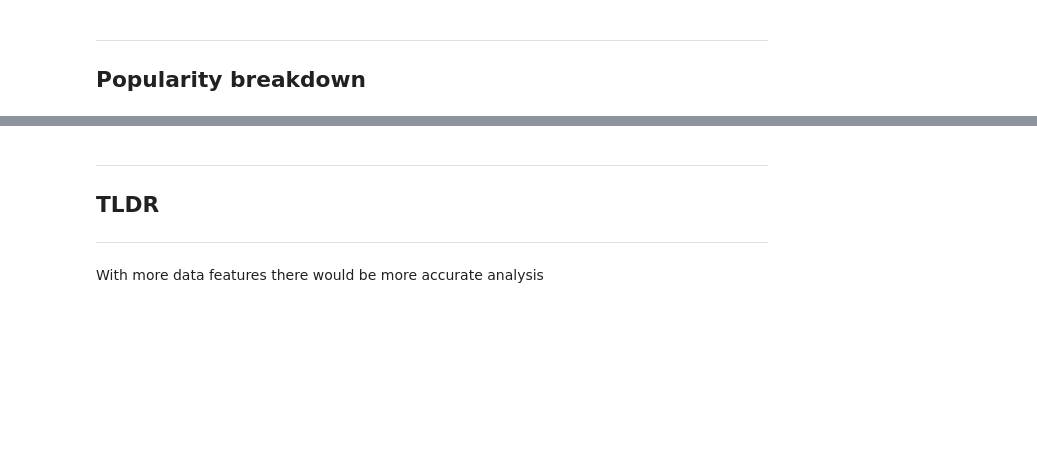
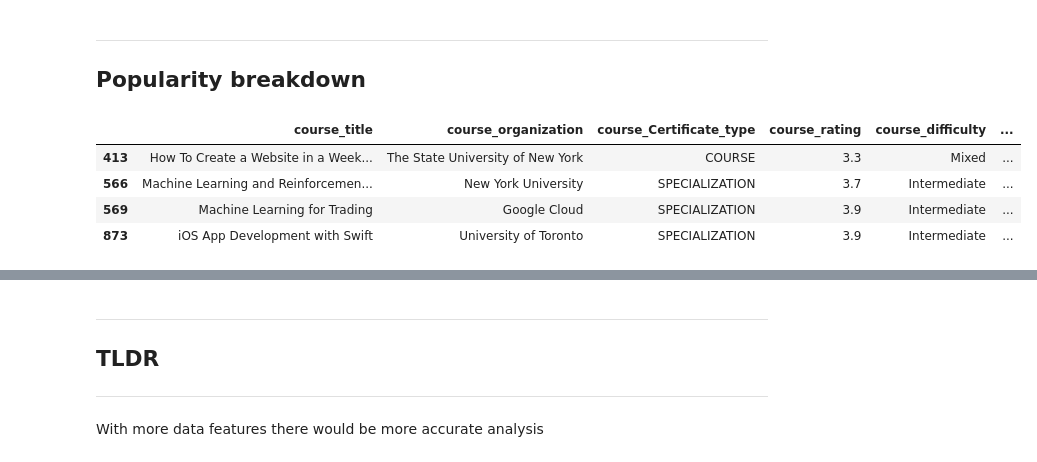
Before and after one commit to Rauzis/datavisual, a Jupyter notebook: Datavisual.ipynb, the cells around one changed output, grey strips where cells are left out. Drawn from its saved outputs; the diff is of its cells as text; code cells hidden in the pictures; blank space fills up the shorter version.

```diff
--- a/Datavisual.ipynb
+++ b/Datavisual.ipynb
@@ -135,3 +147,11 @@ plt.show()
 # %% [markdown]
 ***
 ## Popularity breakdown
+# %%
+df[df.course_rating.lt(4)]
+# %% [output]
+|  | course_title | course_organization | course_Certificate_type | course_rating | course_difficulty | ... |
+| 413 | How To Create a Website in a Week... | The State University of New York | COURSE | 3.3 | Mixed | ... |
+| 566 | Machine Learning and Reinforcemen... | New York University | SPECIALIZATION | 3.7 | Intermediate | ... |
+| 569 | Machine Learning for Trading | Google Cloud | SPECIALIZATION | 3.9 | Intermediate | ... |
+| 873 | iOS App Development with Swift | University of Toronto | SPECIALIZATION | 3.9 | Intermediate | ... |
```
Also changed, not shown: parts of 10 cells of this notebook.
